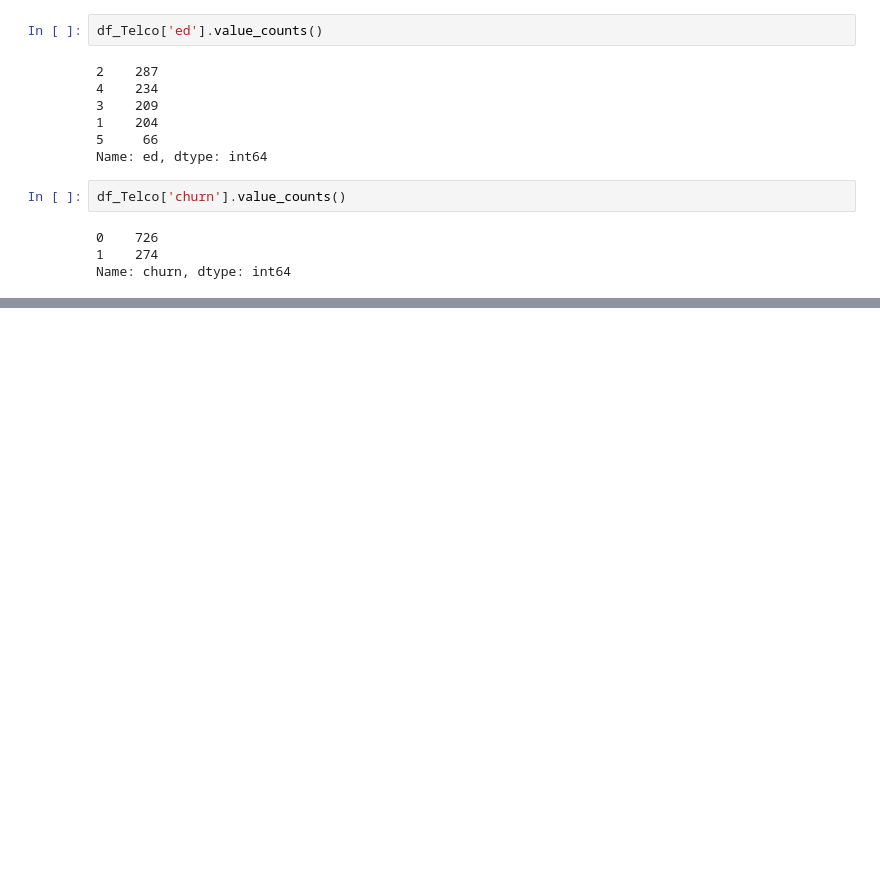
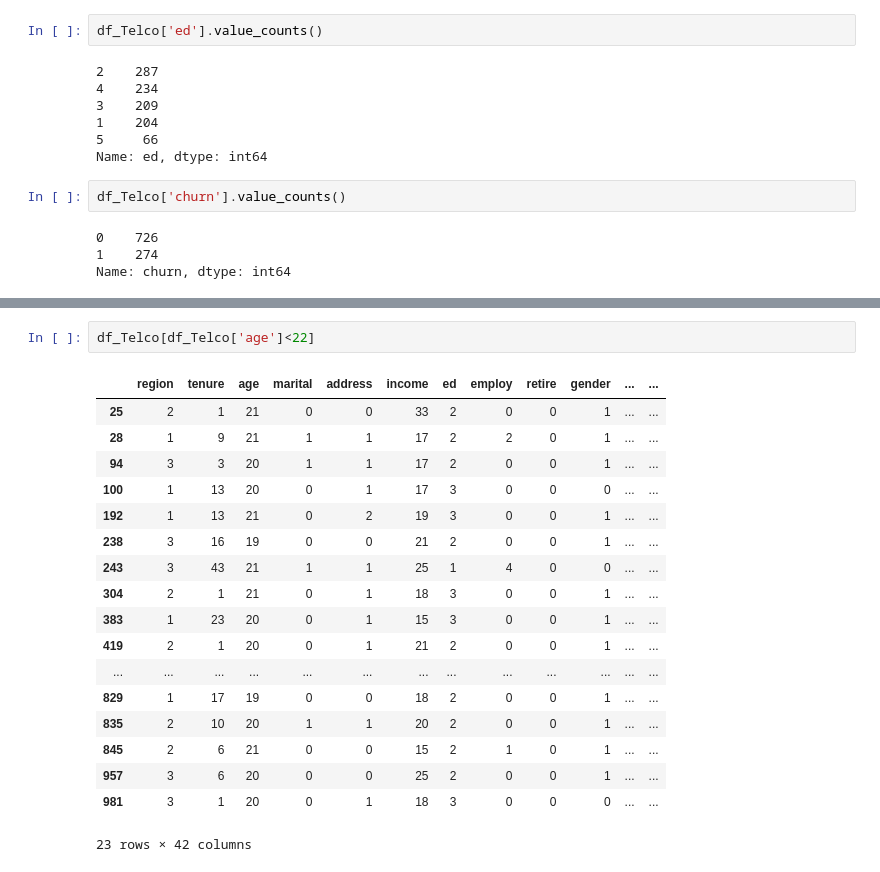
Before and after one commit to NasimShokrgozar/FirstSc, a Jupyter notebook: Session5_Basic.ipynb, the cells around one changed output, grey strips where cells are left out. Cells and saved outputs as stored; diff of their text form; blank space fills up the shorter version.

```diff
--- a/Session5_Basic.ipynb
+++ b/Session5_Basic.ipynb
@@ -244,0 +260,21 @@ Name: churn, dtype: int64
+# %%
+df_Telco[df_Telco['age']<22]
+# %% [output]
+|  | region | tenure | age | marital | address | income | ed | employ | retire | gender | ... | ... |
+| 25 | 2 | 1 | 21 | 0 | 0 | 33 | 2 | 0 | 0 | 1 | ... | ... |
+| 28 | 1 | 9 | 21 | 1 | 1 | 17 | 2 | 2 | 0 | 1 | ... | ... |
+| 94 | 3 | 3 | 20 | 1 | 1 | 17 | 2 | 0 | 0 | 1 | ... | ... |
+| 100 | 1 | 13 | 20 | 0 | 1 | 17 | 3 | 0 | 0 | 0 | ... | ... |
+| 192 | 1 | 13 | 21 | 0 | 2 | 19 | 3 | 0 | 0 | 1 | ... | ... |
+| 238 | 3 | 16 | 19 | 0 | 0 | 21 | 2 | 0 | 0 | 1 | ... | ... |
+| 243 | 3 | 43 | 21 | 1 | 1 | 25 | 1 | 4 | 0 | 0 | ... | ... |
+| 304 | 2 | 1 | 21 | 0 | 1 | 18 | 3 | 0 | 0 | 1 | ... | ... |
+| 383 | 1 | 23 | 20 | 0 | 1 | 15 | 3 | 0 | 0 | 1 | ... | ... |
+| 419 | 2 | 1 | 20 | 0 | 1 | 21 | 2 | 0 | 0 | 1 | ... | ... |
+| ... | ... | ... | ... | ... | ... | ... | ... | ... | ... | ... | ... | ... |
+| 829 | 1 | 17 | 19 | 0 | 0 | 18 | 2 | 0 | 0 | 1 | ... | ... |
+| 835 | 2 | 10 | 20 | 1 | 1 | 20 | 2 | 0 | 0 | 1 | ... | ... |
+| 845 | 2 | 6 | 21 | 0 | 0 | 15 | 2 | 1 | 0 | 1 | ... | ... |
+| 957 | 3 | 6 | 20 | 0 | 0 | 25 | 2 | 0 | 0 | 1 | ... | ... |
+| 981 | 3 | 1 | 20 | 0 | 1 | 18 | 3 | 0 | 0 | 0 | ... | ... |
+23 rows × 42 columns
```
Also changed, not shown: parts of 18 cells of this notebook.
